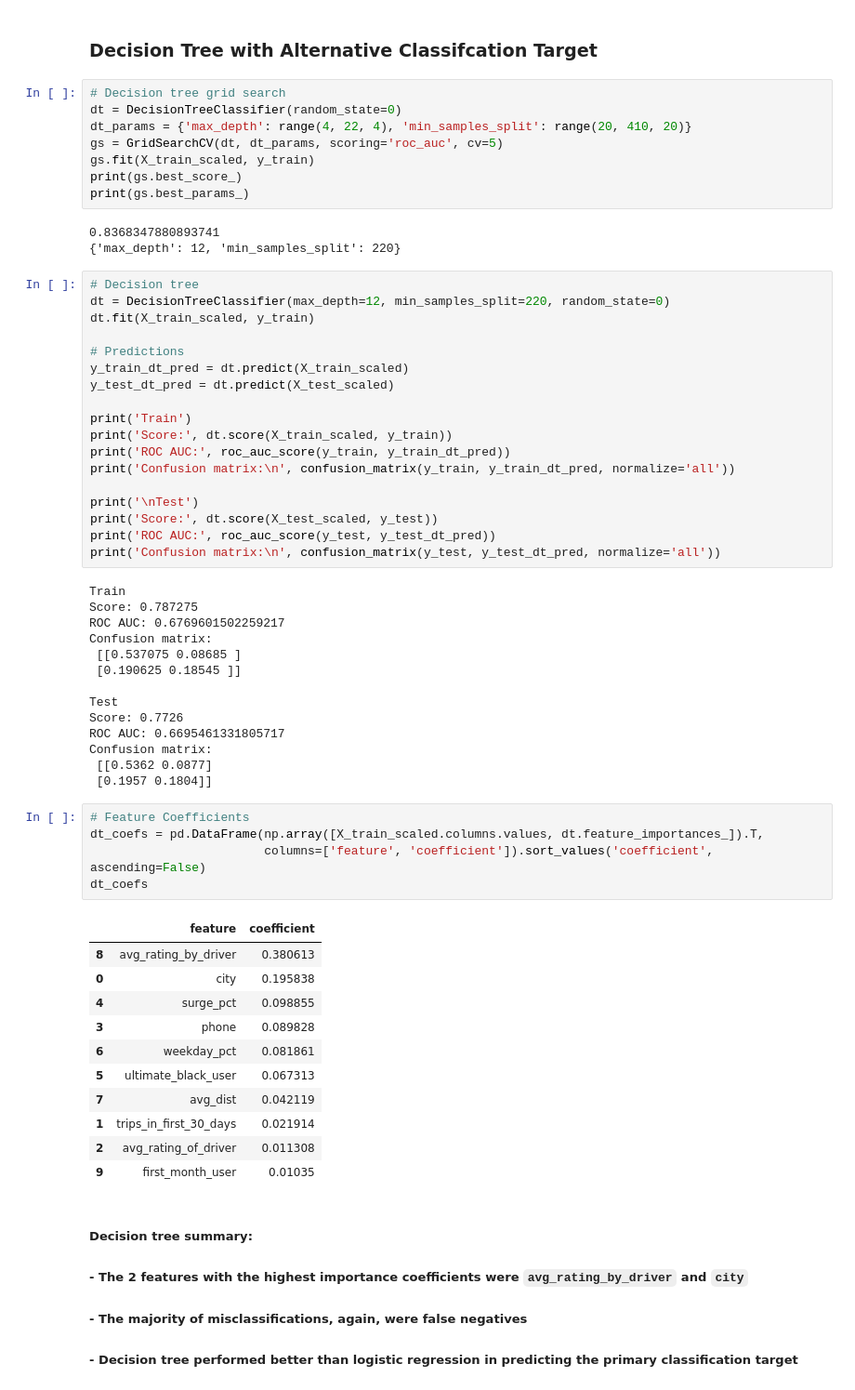
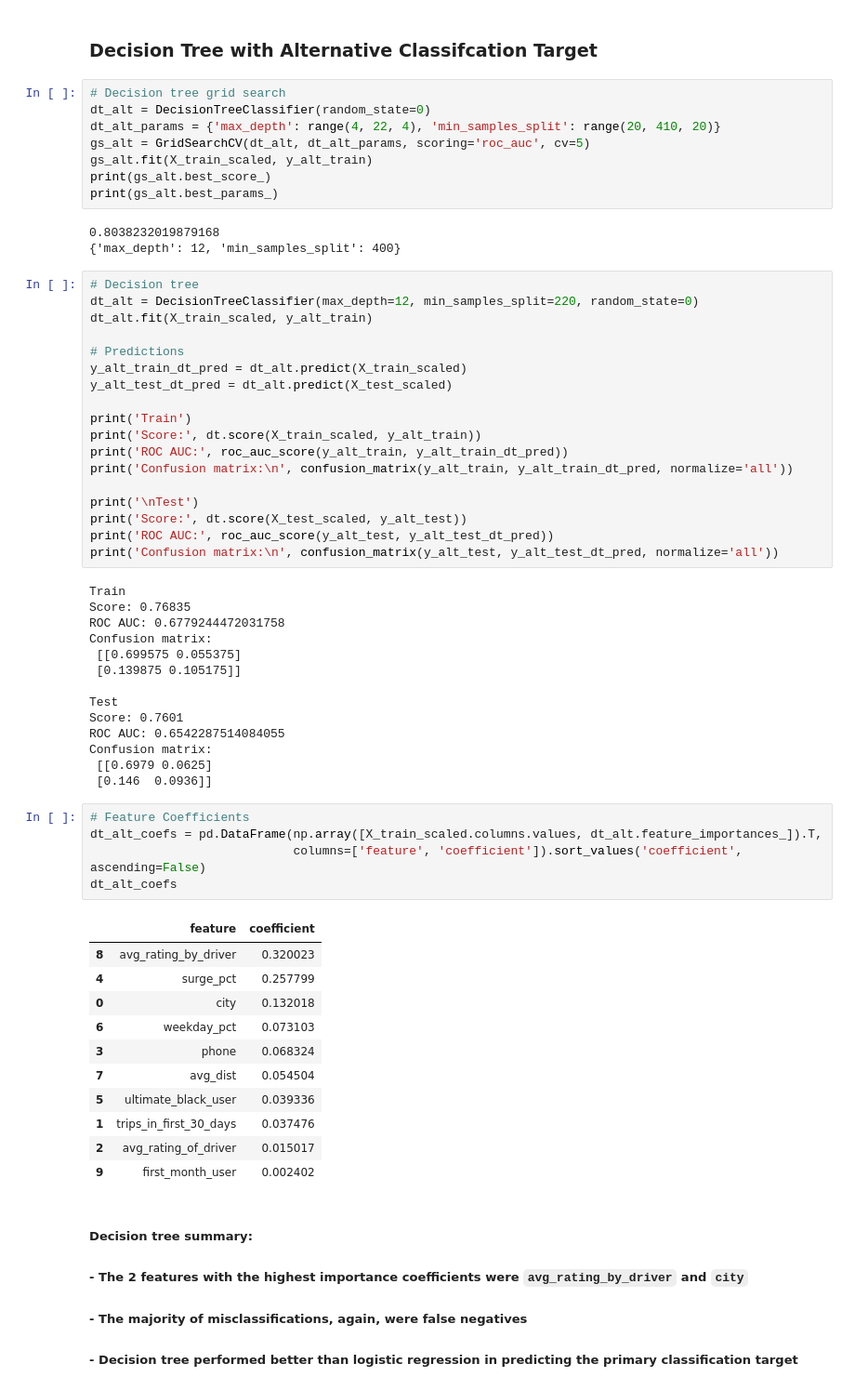
Before and after one commit to tri-bui/ultimate-challenge, a Jupyter notebook: 3-retention_modeling.ipynb, the cells around one changed output. Shown at 93% size. Saved outputs shown, nothing was run; the diff lists cells and outputs as text.

```diff
--- a/3-retention_modeling.ipynb
+++ b/3-retention_modeling.ipynb
@@ -705,64 +705,64 @@ dt_coefs
 ### Decision Tree with Alternative Classifcation Target
 # %%
 # Decision tree grid search
-dt = DecisionTreeClassifier(random_state=0)
-dt_params = {'max_depth': range(4, 22, 4), 'min_samples_split': range(20, 410, 20)}
-gs = GridSearchCV(dt, dt_params, scoring='roc_auc', cv=5)
-gs.fit(X_train_scaled, y_train)
-print(gs.best_score_)
-print(gs.best_params_)
+dt_alt = DecisionTreeClassifier(random_state=0)
+dt_alt_params = {'max_depth': range(4, 22, 4), 'min_samples_split': range(20, 410, 20)}
+gs_alt = GridSearchCV(dt_alt, dt_alt_params, scoring='roc_auc', cv=5)
+gs_alt.fit(X_train_scaled, y_alt_train)
+print(gs_alt.best_score_)
+print(gs_alt.best_params_)
 # %% [output]
-0.8368347880893741
-{'max_depth': 12, 'min_samples_split': 220}
+0.8038232019879168
+{'max_depth': 12, 'min_samples_split': 400}
 # %%
 # Decision tree
-dt = DecisionTreeClassifier(max_depth=12, min_samples_split=220, random_state=0)
-dt.fit(X_train_scaled, y_train)
+dt_alt = DecisionTreeClassifier(max_depth=12, min_samples_split=220, random_state=0)
+dt_alt.fit(X_train_scaled, y_alt_train)
 
 # Predictions
-y_train_dt_pred = dt.predict(X_train_scaled)
-y_test_dt_pred = dt.predict(X_test_scaled)
+y_alt_train_dt_pred = dt_alt.predict(X_train_scaled)
+y_alt_test_dt_pred = dt_alt.predict(X_test_scaled)
 
 print('Train')
-print('Score:', dt.score(X_train_scaled, y_train))
-print('ROC AUC:', roc_auc_score(y_train, y_train_dt_pred))
-print('Confusion matrix:\n', confusion_matrix(y_train, y_train_dt_pred, normalize='all'))
+print('Score:', dt.score(X_train_scaled, y_alt_train))
+print('ROC AUC:', roc_auc_score(y_alt_train, y_alt_train_dt_pred))
+print('Confusion matrix:\n', confusion_matrix(y_alt_train, y_alt_train_dt_pred, normalize='all'))
 
 print('\nTest')
-print('Score:', dt.score(X_test_scaled, y_test))
-print('ROC AUC:', roc_auc_score(y_test, y_test_dt_pred))
-print('Confusion matrix:\n', confusion_matrix(y_test, y_test_dt_pred, normalize='all'))
+print('Score:', dt.score(X_test_scaled, y_alt_test))
+print('ROC AUC:', roc_auc_score(y_alt_test, y_alt_test_dt_pred))
+print('Confusion matrix:\n', confusion_matrix(y_alt_test, y_alt_test_dt_pred, normalize='all'))
 # %% [output]
 Train
-Score: 0.787275
-ROC AUC: 0.6769601502259217
+Score: 0.76835
+ROC AUC: 0.6779244472031758
 Confusion matrix:
- [[0.537075 0.08685 ]
- [0.190625 0.18545 ]]
+ [[0.699575 0.055375]
+ [0.139875 0.105175]]
 
 Test
-Score: 0.7726
-ROC AUC: 0.6695461331805717
+Score: 0.7601
+ROC AUC: 0.6542287514084055
 Confusion matrix:
- [[0.5362 0.0877]
- [0.1957 0.1804]]
+ [[0.6979 0.0625]
+ [0.146  0.0936]]
 # %%
 # Feature Coefficients
-dt_coefs = pd.DataFrame(np.array([X_train_scaled.columns.values, dt.feature_importances_]).T,
-                        columns=['feature', 'coefficient']).sort_values('coefficient', ascending=False)
-dt_coefs
+dt_alt_coefs = pd.DataFrame(np.array([X_train_scaled.columns.values, dt_alt.feature_importances_]).T,
+                            columns=['feature', 'coefficient']).sort_values('coefficient', ascending=False)
+dt_alt_coefs
 # %% [output]
 |  | feature | coefficient |
-| 8 | avg_rating_by_driver | 0.380613 |
-| 0 | city | 0.195838 |
-| 4 | surge_pct | 0.098855 |
-| 3 | phone | 0.089828 |
-| 6 | weekday_pct | 0.081861 |
-| 5 | ultimate_black_user | 0.067313 |
-| 7 | avg_dist | 0.042119 |
-| 1 | trips_in_first_30_days | 0.021914 |
-| 2 | avg_rating_of_driver | 0.011308 |
-| 9 | first_month_user | 0.01035 |
+| 8 | avg_rating_by_driver | 0.320023 |
+| 4 | surge_pct | 0.257799 |
+| 0 | city | 0.132018 |
+| 6 | weekday_pct | 0.073103 |
+| 3 | phone | 0.068324 |
+| 7 | avg_dist | 0.054504 |
+| 5 | ultimate_black_user | 0.039336 |
+| 1 | trips_in_first_30_days | 0.037476 |
+| 2 | avg_rating_of_driver | 0.015017 |
+| 9 | first_month_user | 0.002402 |
 # %% [markdown]
 ##### Decision tree summary:
 ##### - The 2 features with the highest importance coefficients were `avg_rating_by_driver` and `city`
```
Also changed, not shown: parts of 1 cell of this notebook.
